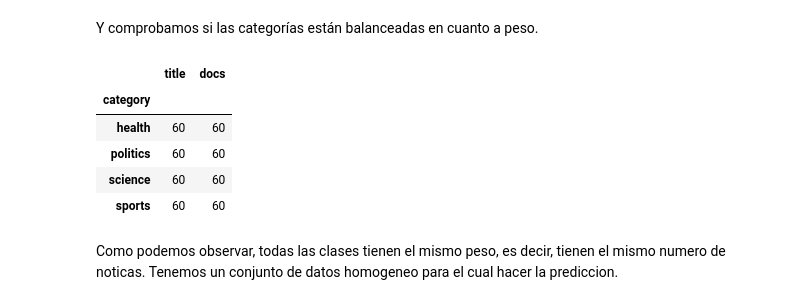
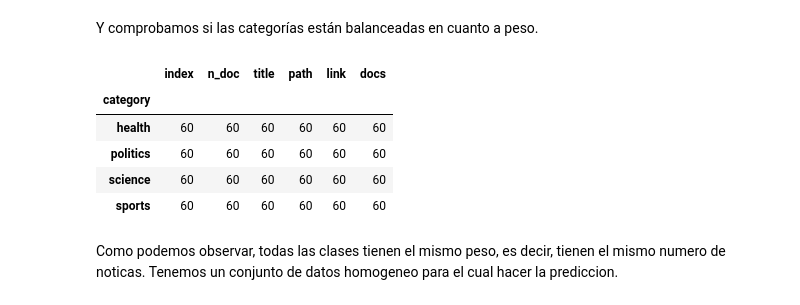
Before and after one commit to Dacarpe03/TextClassification, a Jupyter notebook: Scripts/Preprocessing.ipynb, the cells around one changed output. Saved outputs shown, nothing was run; the diff lists cells and outputs as text; code cells hidden in the pictures.

```diff
--- a/Scripts/Preprocessing.ipynb
+++ b/Scripts/Preprocessing.ipynb
@@ -155,3 +152,5 @@ noticias_dataframe2=noticias_dataframe2.dropna()
+# %%
+noticias_dataframe=noticias_dataframe.dropna()
 # %% [markdown]
 Comprobamos que el número de instancias sigue siendo el mismo
 # %%
@@ -170,17 +167,17 @@ print(clases)
 # %% [markdown]
 Y comprobamos si las categorías están balanceadas en cuanto a peso.
 # %%
-frecuencias = noticias_dataframe2.groupby('category').count()
+frecuencias = noticias_dataframe.groupby('category').count()
 frecuencias = frecuencias.sort_values('title',ascending=False)
 
 frecuencias.head()
 # %% [output]
-|  | title | docs |
-| category |  |  |
-| health | 60 | 60 |
-| politics | 60 | 60 |
-| science | 60 | 60 |
-| sports | 60 | 60 |
+|  | index | n_doc | title | path | link | docs |
+| category |  |  |  |  |  |  |
+| health | 60 | 60 | 60 | 60 | 60 | 60 |
+| politics | 60 | 60 | 60 | 60 | 60 | 60 |
+| science | 60 | 60 | 60 | 60 | 60 | 60 |
+| sports | 60 | 60 | 60 | 60 | 60 | 60 |
 # %% [markdown]
 Como podemos observar, todas las clases tienen el mismo peso, es decir, tienen el mismo numero de noticas. Tenemos un conjunto de datos homogeneo para el cual hacer la prediccion.
 # %% [markdown]
```
Also changed, not shown: parts of 57 cells of this notebook.
